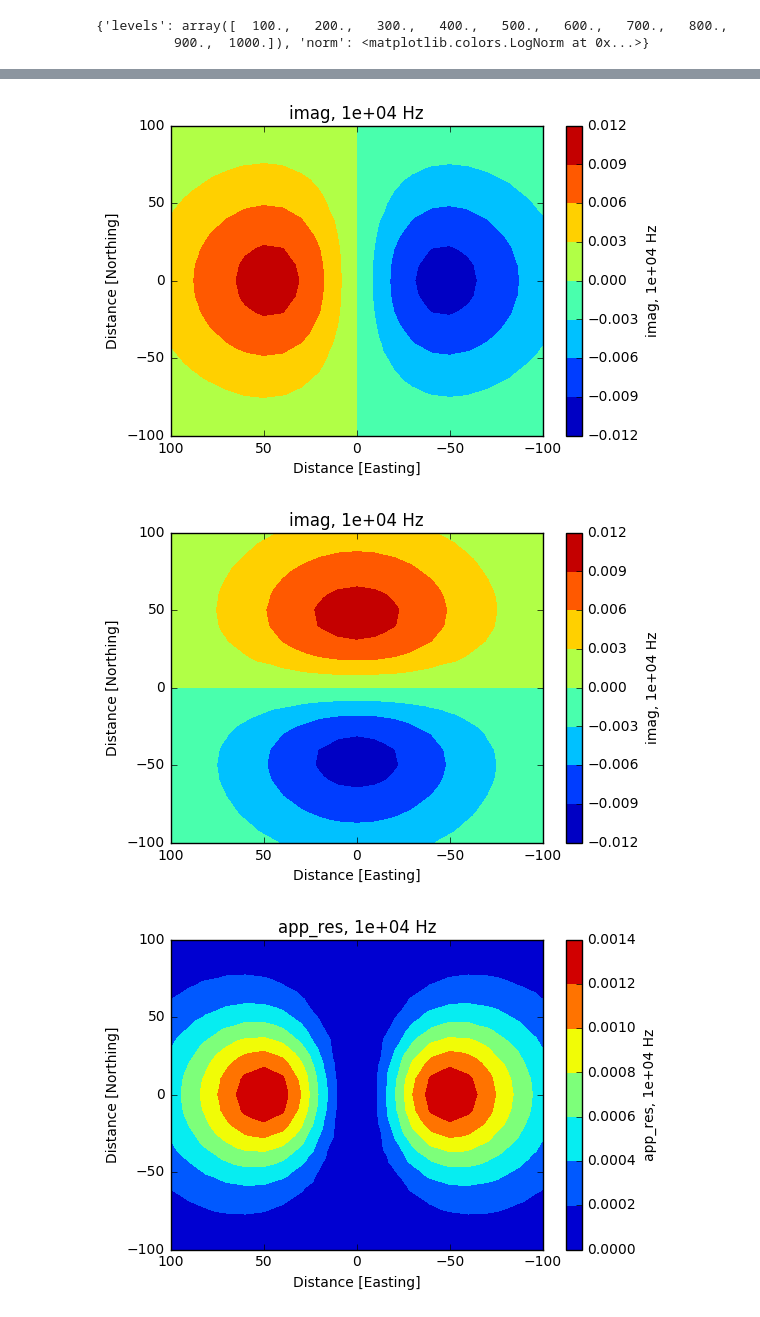
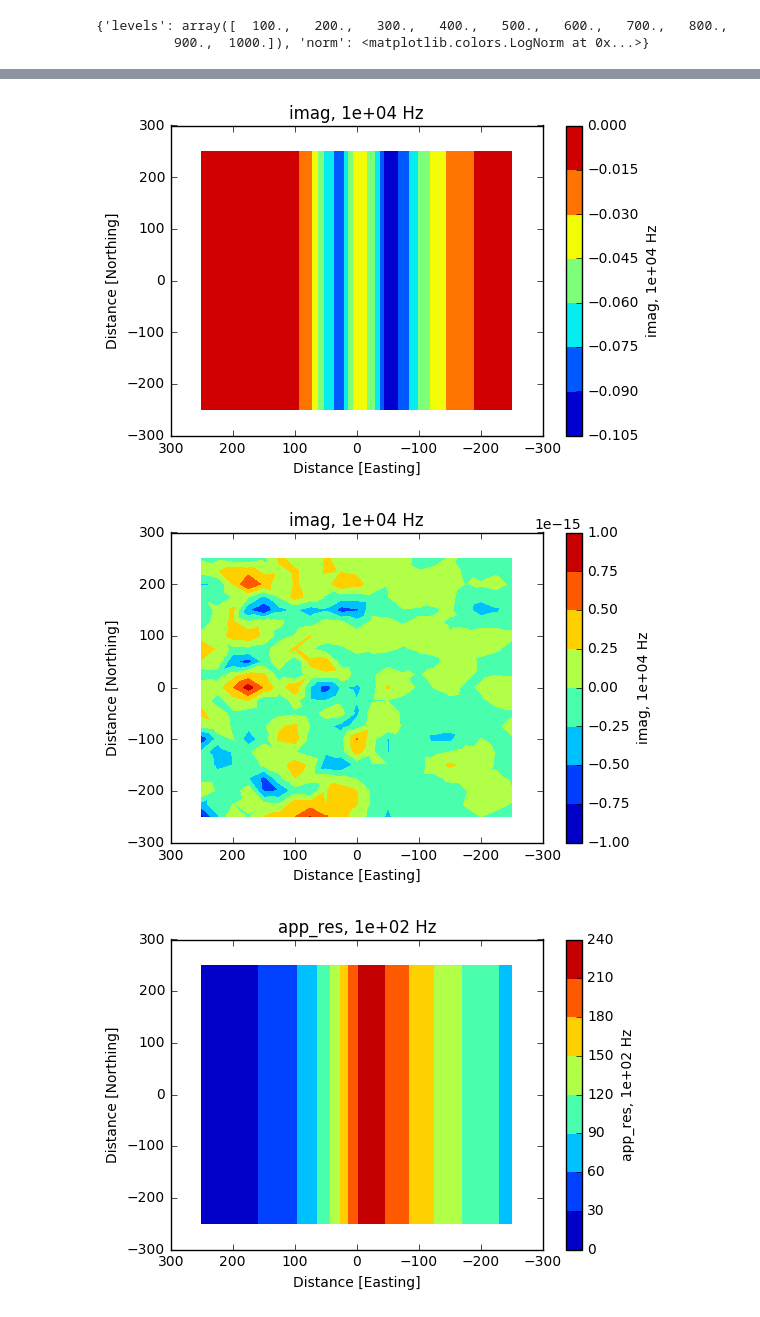
Before and after one commit to geoscixyz/em_examples, a Jupyter notebook: notebooks/geophysical_surveys/MT_Survey/plot data vertical contact.ipynb, the cells around one changed output, grey strips where cells are left out. Saved outputs shown, nothing was run; the diff lists cells and outputs as text; code cells hidden in the pictures.

```diff
--- a/notebooks/geophysical_surveys/MT_Survey/plot data vertical contact.ipynb
+++ b/notebooks/geophysical_surveys/MT_Survey/plot data vertical contact.ipynb
@@ -20,3 +24,3 @@ import telluricpy
 # %%
-mtData = dill.load(open('sphere_mtData_1e2_1e1.pklb','rb'))
+mtData = dill.load(open('vertical_contact_mtData_1e2_1e1.pklb','rb'))
 # %%
@@ -211,7 +208,7 @@ plt.gca().set_title(('%s, %.g Hz')%(component,freq))
 cb = plt.colorbar()
 cb.set_label(('%s, %.g Hz')%(component,freq))
 # %% [output]
-[figure, old version]
+[figure, new version]
 # %%
 component = 'imag'
 freq = 1e4
@@ -220,16 +217,16 @@ plt.gca().set_title(('%s, %.g Hz')%(component,freq))
 cb = plt.colorbar()
 cb.set_label(('%s, %.g Hz')%(component,freq))
 # %% [output]
-[figure, old version]
+[figure, new version]
 # %%
 component = 'app_res'
-freq = 1e4
+freq = 1e2
 mtData.map_iso_frequency(freq, 'T', 'zx', component=component)#, plot_kwargs={'level':np.arange(-180,-90,2)})
 plt.gca().set_title(('%s, %.g Hz')%(component,freq))
 cb = plt.colorbar()
 cb.set_label(('%s, %.g Hz')%(component,freq))
 # %% [output]
-[figure, old version]
+[figure, new version]
 # %%
 component = 'phase'
 freq = 1e5
```
Also changed, not shown: parts of 19 cells of this notebook, 1 other file.
